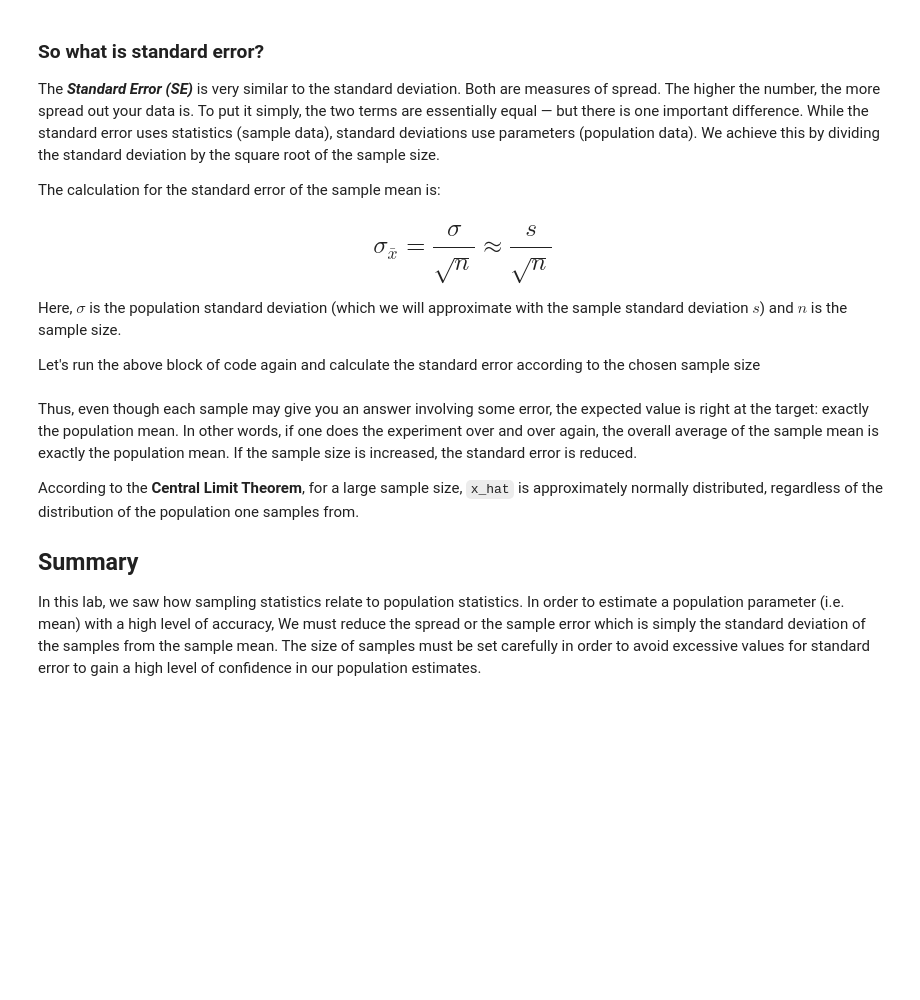
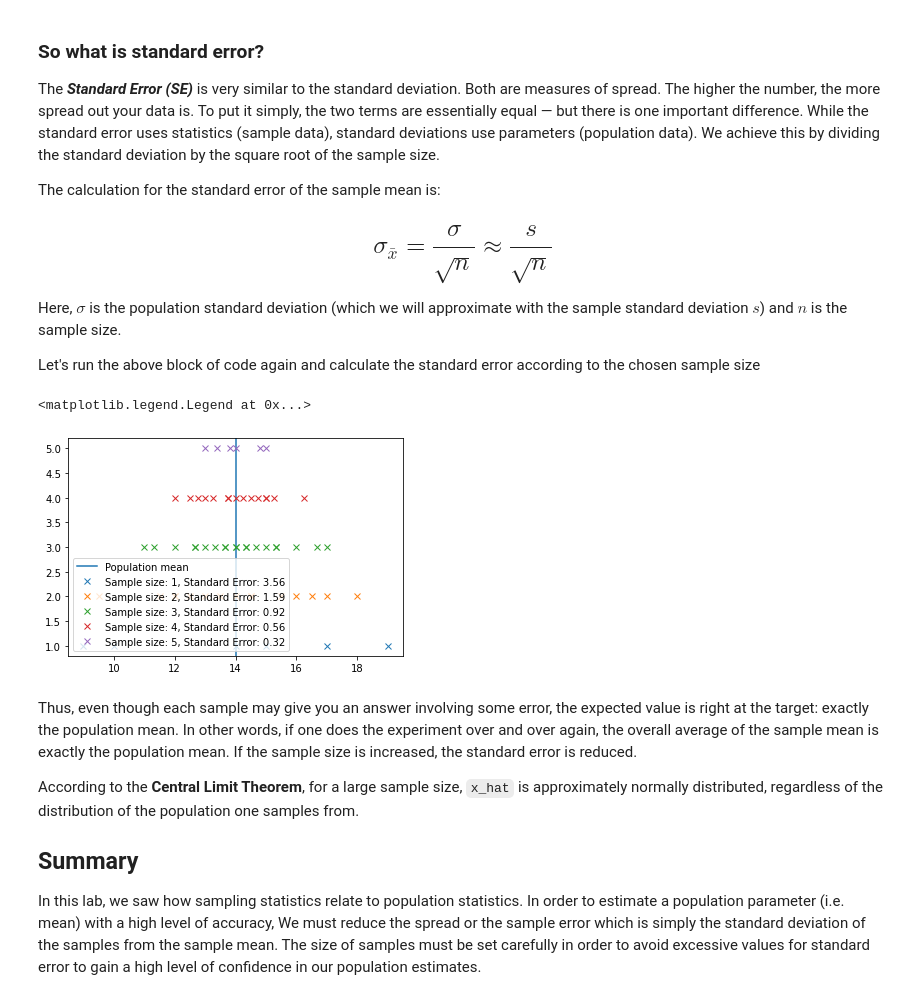
Before and after one commit to ghcn345/dsc-sampling-statistics-lab, a Jupyter notebook: index.ipynb, the cells around one changed output. Cells and saved outputs as stored; diff of their text form; code cells hidden in the pictures; blank space fills up the shorter version.

```diff
--- a/index.ipynb
+++ b/index.ipynb
@@ -356,19 +308,26 @@ Let's run the above block of code again and calculate the standard error accordi
 # %%
 # Create empty lists for storing sample means, combinations and standard error for each iteration
 means_list = []
 combs_list = []
 err_list = []
+
+plt.axvline(mu, label='Population mean')
 # Create a for loop with changing sample sizes
+for n in range(1, 6):
+    # Calculate combinations, means as earlier, append to relevant lists
+    combs, means = sample_means(n, pumpkin_dict)
+    combs_list.append(combs)
+    means_list.append(means)
+    # Calculate and append the standard error by dividing sample means with square root of sample size
+    err = round(np.std(means)/np.sqrt(n), 2)
+    err_list.append(err)
+    # Visualize sample spread and standard error values for each sample
+    plt.plot(means, np.zeros_like(means)+n, 'x', label='Sample size: '+str(n)+', Standard Error: '+str(err))
 
-    # Calculate combinations, means as earlier, append to relevant lists
-
-
-
-    # Calculate and append the standard error by dividing sample means with square root of sample size
-
-
-
-    # Visualize sample spread and standard error values for each sample
+plt.legend()
+# %% [output]
+<matplotlib.legend.Legend at 0x...>
+[figure, added]
 # %% [markdown]
 Thus, even though each sample may give you an answer involving some error, the expected value is right at the target: exactly the population mean. In other words, if one does the experiment over and over again, the overall average of the sample mean is exactly the population mean. If the sample size is increased, the standard error is reduced.
 
```
Also changed, not shown: parts of 4 cells of this notebook.
